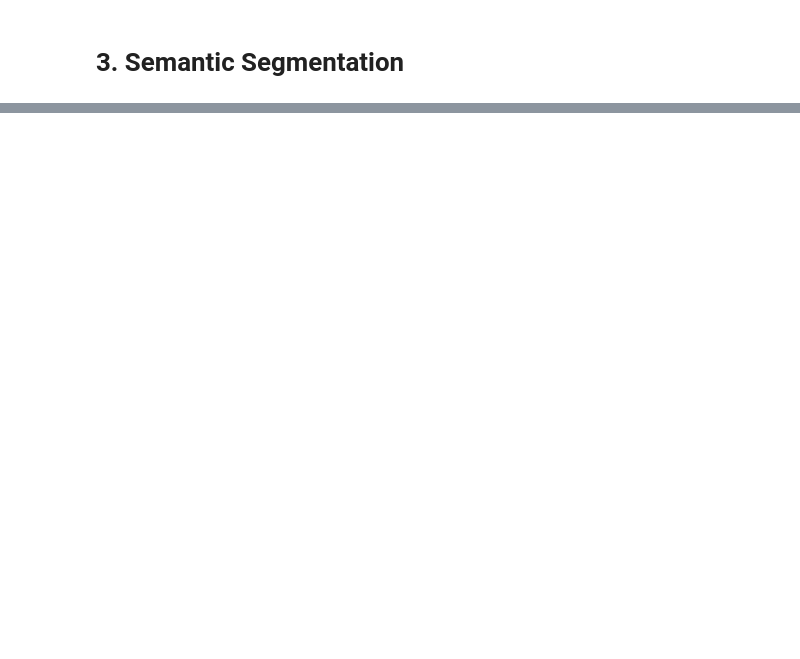
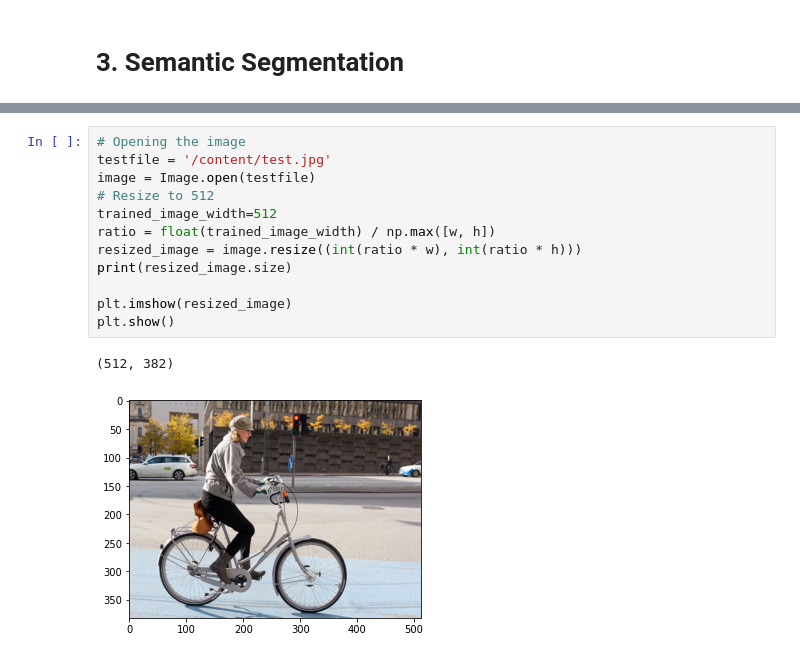
Before and after one commit to daniel-saeedi/Neural-Networks-Deep-Learning, a Jupyter notebook: Project/Project1/Notebooks/3_Semantic_Segmentation.ipynb, the cells around one changed output, grey strips where cells are left out. Drawn from its saved outputs; the diff is of its cells as text; blank space fills up the shorter version.

```diff
--- a/Project/Project1/Notebooks/3_Semantic_Segmentation.ipynb
+++ b/Project/Project1/Notebooks/3_Semantic_Segmentation.ipynb
@@ -51,0 +33,15 @@ plt.savefig("segmented_output.png", bbox_inches='tight')
+# %%
+# Opening the image
+testfile = '/content/test.jpg'
+image = Image.open(testfile)
+# Resize to 512
+trained_image_width=512
+ratio = float(trained_image_width) / np.max([w, h])
+resized_image = image.resize((int(ratio * w), int(ratio * h)))
+print(resized_image.size)
+
+plt.imshow(resized_image)
+plt.show()
+# %% [output]
+(512, 382)
+[figure, added]
```
Also changed, not shown: parts of 18 cells of this notebook, 9 other files.
